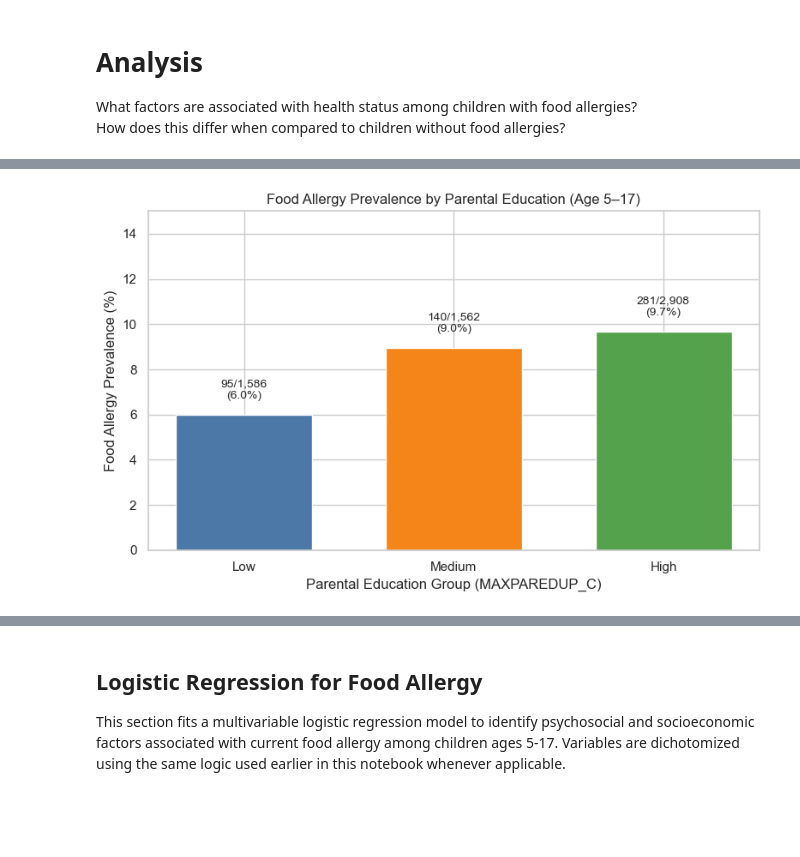
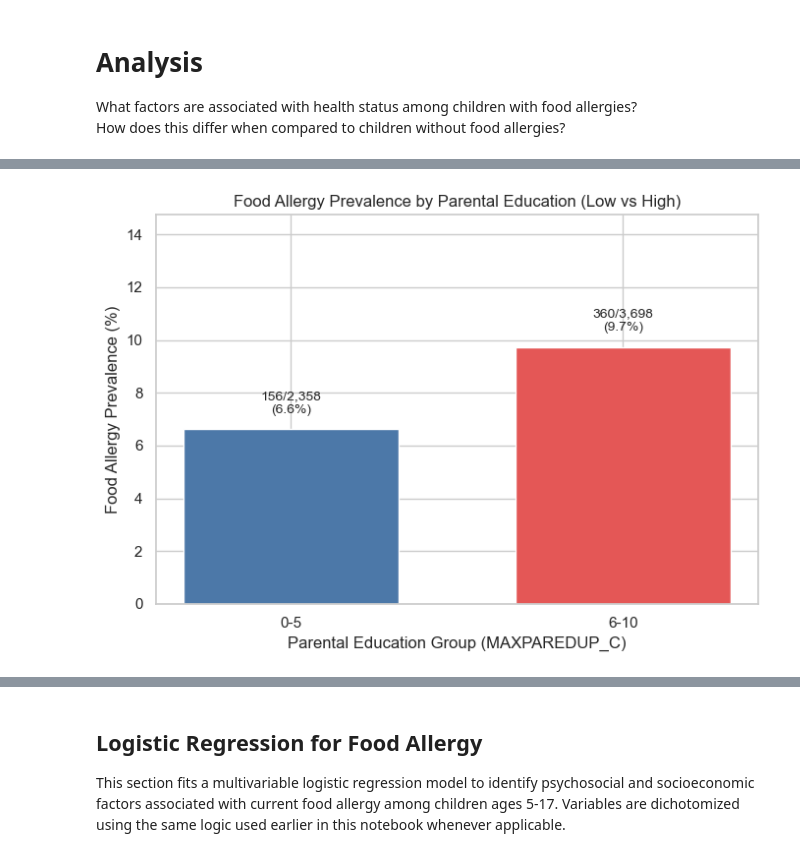
Before and after one commit to woochul152/Integrating_Populaiton_Health_Informatics, a Jupyter notebook: Child_Food_Allergy.ipynb, the cells around one changed output, grey strips where cells are left out. Saved outputs shown, nothing was run; the diff lists cells and outputs as text; code cells hidden in the pictures; blank space fills up the shorter version.

```diff
--- a/Child_Food_Allergy.ipynb
+++ b/Child_Food_Allergy.ipynb
@@ -639,77 +792,90 @@ for col, title in plot_specs:
 # %%
+from scipy.stats import chi2_contingency
+
 # -----------------------------------
 # 1) Data preprocessing
 # -----------------------------------
 df = child_data.copy()
 
-# (1) Age filter: 5-17
+# Age filter: 5-17
 age = pd.to_numeric(df["AGEP_C"], errors="coerce")
 df = df[age.between(5, 17)].copy()
 
-# (2) CURFOOD_C recode: 1->1, 2->0, else NaN
+# CURFOOD_C recode: 1->1, 2->0, else NaN
 curfood = pd.to_numeric(df["CURFOOD_C"], errors="coerce")
 df["food_allergy"] = np.where(curfood == 1, 1, np.where(curfood == 2, 0, np.nan))
 
-# (3) MAXPAREDUP_C recode to 3 education groups
+# MAXPAREDUP_C recode: 0-5 vs 6-10
 maxedu = pd.to_numeric(df["MAXPAREDUP_C"], errors="coerce")
-
-# Use np.select with pd.NA to avoid dtype conflict
-conditions = [
-    maxedu.between(0, 4),   # Low
-    maxedu.between(5, 7),   # Medium
-    maxedu.between(8, 10),  # High
-]
-choices = ["Low", "Medium", "High"]
-
-df["education_group"] = pd.Series(
-    np.select(conditions, choices, default=pd.NA),
-    index=df.index,
-    dtype="object"
+df["education_binary"] = np.where(
+    maxedu.between(0, 5), "0-5",
+    np.where(maxedu.between(6, 10), "6-10", pd.NA)
 )
 
-# Remove missing values for analysis
-analysis_df = df.dropna(subset=["education_group", "food_allergy"]).copy()
+# Remove missing values
+analysis_df = df.dropna(subset=["education_binary", "food_allergy"]).copy()
 analysis_df["food_allergy"] = analysis_df["food_allergy"].astype(int)
-analysis_df["education_group"] = pd.Categorical(
-    analysis_df["education_group"],
-    categories=["Low", "Medium", "High"],
+analysis_df["education_binary"] = pd.Categorical(
+    analysis_df["education_binary"],
+    categories=["0-5", "6-10"],
     ordered=True
 )
 
 # -----------------------------------
-# 2) Crosstab (count + row %)
+# 2) 2x2 contingency table
 # -----------------------------------
-ct_count = pd.crosstab(analysis_df["education_group"], analysis_df["food_allergy"])
-ct_count = ct_count.reindex(index=["Low", "Medium", "High"], columns=[0, 1], fill_value=0)
+ct_count = pd.crosstab(analysis_df["education_binary"], analysis_df["food_allergy"])
+ct_count = ct_count.reindex(index=["0-5", "6-10"], columns=[0, 1], fill_value=0)
 ct_count.columns = ["No Allergy", "Allergy"]
 
 ct_pct = pd.crosstab(
-    analysis_df["education_group"],
+    analysis_df["education_binary"],
     analysis_df["food_allergy"],
     normalize="index"
 ) * 100
-ct_pct = ct_pct.reindex(index=["Low", "Medium", "High"], columns=[0, 1], fill_value=0)
+ct_pct = ct_pct.reindex(index=["0-5", "6-10"], columns=[0, 1], fill_value=0)
 ct_pct.columns = ["No Allergy (%)", "Allergy (%)"]
 
-ct_pct_show = ct_pct.rename_axis(None).reset_index(names="education_group")
-ct_count_show = ct_count.rename_axis(None).reset_index(names="education_group")
+print("2x2 Table: Count")
+display(ct_count)
 
-print("Crosstab: Count")
-display(ct_count_show)
-
-print("Crosstab: Row Percentage")
-display(ct_pct_show.round(2))
+print("2x2 Table: Row Percentage")
+display(ct_pct.round(2))
 
 # -----------------------------------
-# 3) Bar chart
+# 3) Chi-square test
+# -----------------------------------
+chi2, p_value, dof, expected = chi2_contingency(ct_count)
+
+chi_result = pd.DataFrame({
+    "chi_square": [round(chi2, 4)],
+    "p_value": [round(p_value, 10)],
+    "degrees_of_freedom": [dof],
+    "significant": [p_value < 0.05]
+})
+
+print("Chi-square Test Result")
+display(chi_result)
+
+expected_df = pd.DataFrame(
+    expected,
+    index=ct_count.index,
+    columns=ct_count.columns
+)
+
+print("Expected Counts")
+display(expected_df.round(2))
+
+# -----------------------------------
+# 4) Bar chart
 # -----------------------------------
 prev_pct = ct_pct["Allergy (%)"]
 allergy_counts = ct_count["Allergy"]
 group_totals = ct_count.sum(axis=1)
 
 sns.set_theme(style="whitegrid")
-plt.figure(figsize=(8, 5))
-bars = plt.bar(prev_pct.index, prev_pct.values, color=["#4C78A8", "#F58518", "#54A24B"], width=0.65)
+plt.figure(figsize=(7, 5))
+bars = plt.bar(prev_pct.index, prev_pct.values, color=["#4C78A8", "#E45756"], width=0.65)
 
 for i, bar in enumerate(bars):
     grp = prev_pct.index[i]
@@ -718,17 +884,17 @@ for i, bar in enumerate(bars):
     pct = prev_pct.loc[grp]
     plt.text(
         bar.get_x() + bar.get_width() / 2,
-        bar.get_height() + 0.6,
+        bar.get_height() + 0.5,
         f"{cnt:,}/{tot:,}\n({pct:.1f}%)",
         ha="center",
         va="bottom",
         fontsize=10
     )
 
-plt.title("Food Allergy Prevalence by Parental Education (Age 5–17)")
+plt.title("Food Allergy Prevalence by Parental Education (Low vs High)")
 plt.xlabel("Parental Education Group (MAXPAREDUP_C)")
 plt.ylabel("Food Allergy Prevalence (%)")
-plt.ylim(0, 15)
+plt.ylim(0, max(prev_pct.values) + 5)
 plt.tight_layout()
 plt.show()
 # %% [output]
@@ -745,4 +919,4 @@ Crosstab: Row Percentage
-[figure, old version]
+[figure, new version]
 # %%
 # -----------------------------------
 # 1) Data preprocessing
```
Also changed, not shown: parts of 17 cells of this notebook.
